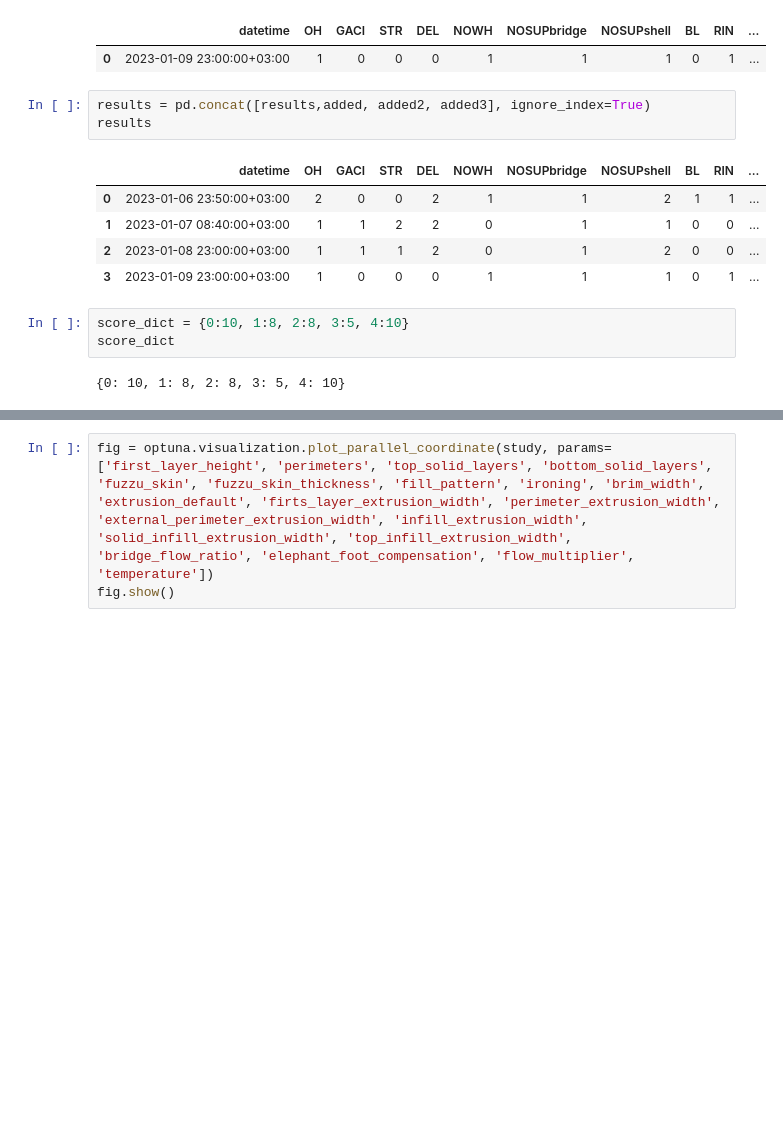
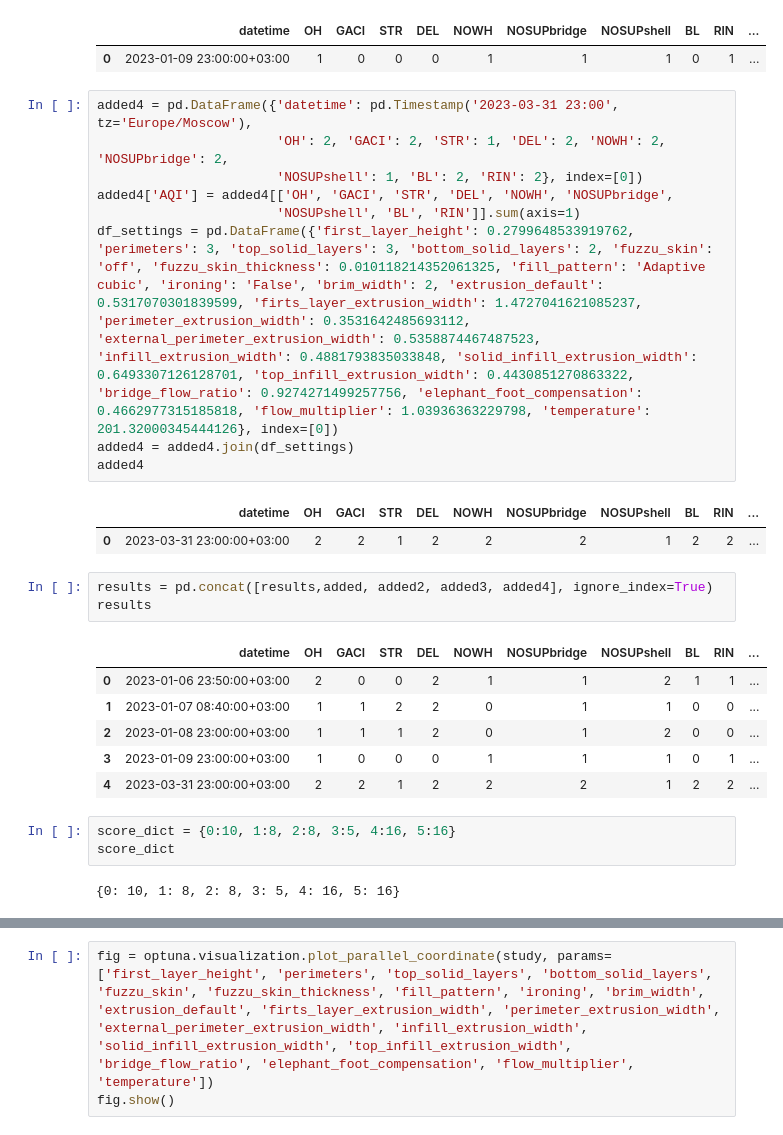
Before and after one commit to ksetdekov/optuna_4_prusa_slicer, a Jupyter notebook: optimization.ipynb, the cells around one changed output, grey strips where cells are left out. Drawn from its saved outputs; the diff is of its cells as text; blank space fills up the shorter version.

```diff
--- a/optimization.ipynb
+++ b/optimization.ipynb
@@ -88,20 +88,33 @@ added3
 # %% [output]
 |  | datetime | OH | GACI | STR | DEL | NOWH | NOSUPbridge | NOSUPshell | BL | RIN | ... |
 | 0 | 2023-01-09 23:00:00+03:00 | 1 | 0 | 0 | 0 | 1 | 1 | 1 | 0 | 1 | ... |
+# %%
+added4 = pd.DataFrame({'datetime': pd.Timestamp('2023-03-31 23:00', tz='Europe/Moscow'),
+                       'OH': 2, 'GACI': 2, 'STR': 1, 'DEL': 2, 'NOWH': 2, 'NOSUPbridge': 2,
+                       'NOSUPshell': 1, 'BL': 2, 'RIN': 2}, index=[0])
+added4['AQI'] = added4[['OH', 'GACI', 'STR', 'DEL', 'NOWH', 'NOSUPbridge',
+                       'NOSUPshell', 'BL', 'RIN']].sum(axis=1)
+df_settings = pd.DataFrame({'first_layer_height': 0.2799648533919762, 'perimeters': 3, 'top_solid_layers': 3, 'bottom_solid_layers': 2, 'fuzzu_skin': 'off', 'fuzzu_skin_thickness': 0.010118214352061325, 'fill_pattern': 'Adaptive cubic', 'ironing': 'False', 'brim_width': 2, 'extrusion_default': 0.5317070301839599, 'firts_layer_extrusion_width': 1.4727041621085237, 'perimeter_extrusion_width': 0.3531642485693112, 'external_perimeter_extrusion_width': 0.5358874467487523, 'infill_extrusion_width': 0.4881793835033848, 'solid_infill_extrusion_width': 0.6493307126128701, 'top_infill_extrusion_width': 0.4430851270863322, 'bridge_flow_ratio': 0.9274271499257756, 'elephant_foot_compensation': 0.4662977315185818, 'flow_multiplier': 1.03936363229798, 'temperature': 201.32000345444126}, index=[0])
+added4 = added4.join(df_settings)
+added4
+# %% [output]
+|  | datetime | OH | GACI | STR | DEL | NOWH | NOSUPbridge | NOSUPshell | BL | RIN | ... |
+| 0 | 2023-03-31 23:00:00+03:00 | 2 | 2 | 1 | 2 | 2 | 2 | 1 | 2 | 2 | ... |
 # %%
-results = pd.concat([results,added, added2, added3], ignore_index=True)
+results = pd.concat([results,added, added2, added3, added4], ignore_index=True)
 results
 # %% [output]
 |  | datetime | OH | GACI | STR | DEL | NOWH | NOSUPbridge | NOSUPshell | BL | RIN | ... |
 | 0 | 2023-01-06 23:50:00+03:00 | 2 | 0 | 0 | 2 | 1 | 1 | 2 | 1 | 1 | ... |
 | 1 | 2023-01-07 08:40:00+03:00 | 1 | 1 | 2 | 2 | 0 | 1 | 1 | 0 | 0 | ... |
 | 2 | 2023-01-08 23:00:00+03:00 | 1 | 1 | 1 | 2 | 0 | 1 | 2 | 0 | 0 | ... |
 | 3 | 2023-01-09 23:00:00+03:00 | 1 | 0 | 0 | 0 | 1 | 1 | 1 | 0 | 1 | ... |
+| 4 | 2023-03-31 23:00:00+03:00 | 2 | 2 | 1 | 2 | 2 | 2 | 1 | 2 | 2 | ... |
 # %%
-score_dict = {0:10, 1:8, 2:8, 3:5, 4:10}
+score_dict = {0:10, 1:8, 2:8, 3:5, 4:16, 5:16}
 score_dict
 # %% [output]
-{0: 10, 1: 8, 2: 8, 3: 5, 4: 10}
+{0: 10, 1: 8, 2: 8, 3: 5, 4: 16, 5: 16}
 # %%
 
 
```
Also changed, not shown: parts of 2 cells of this notebook, 1 other file.
